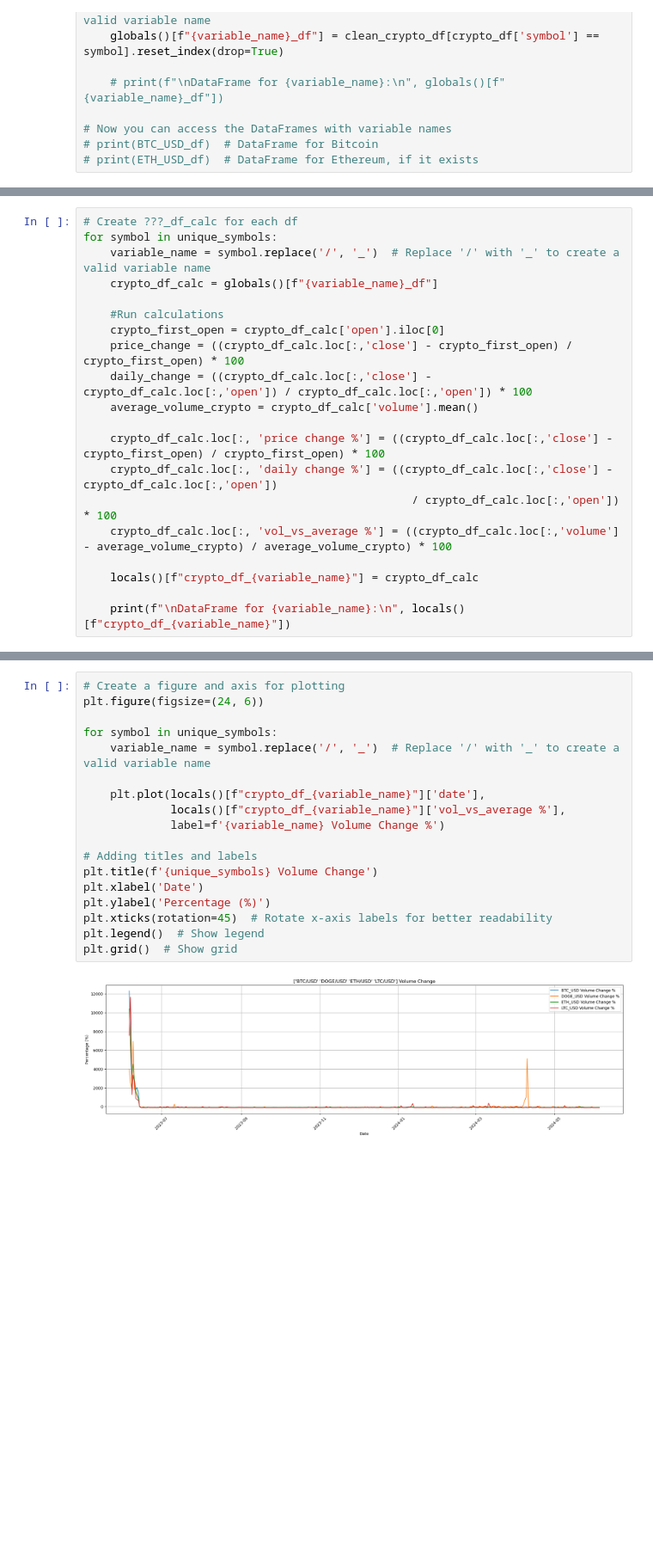
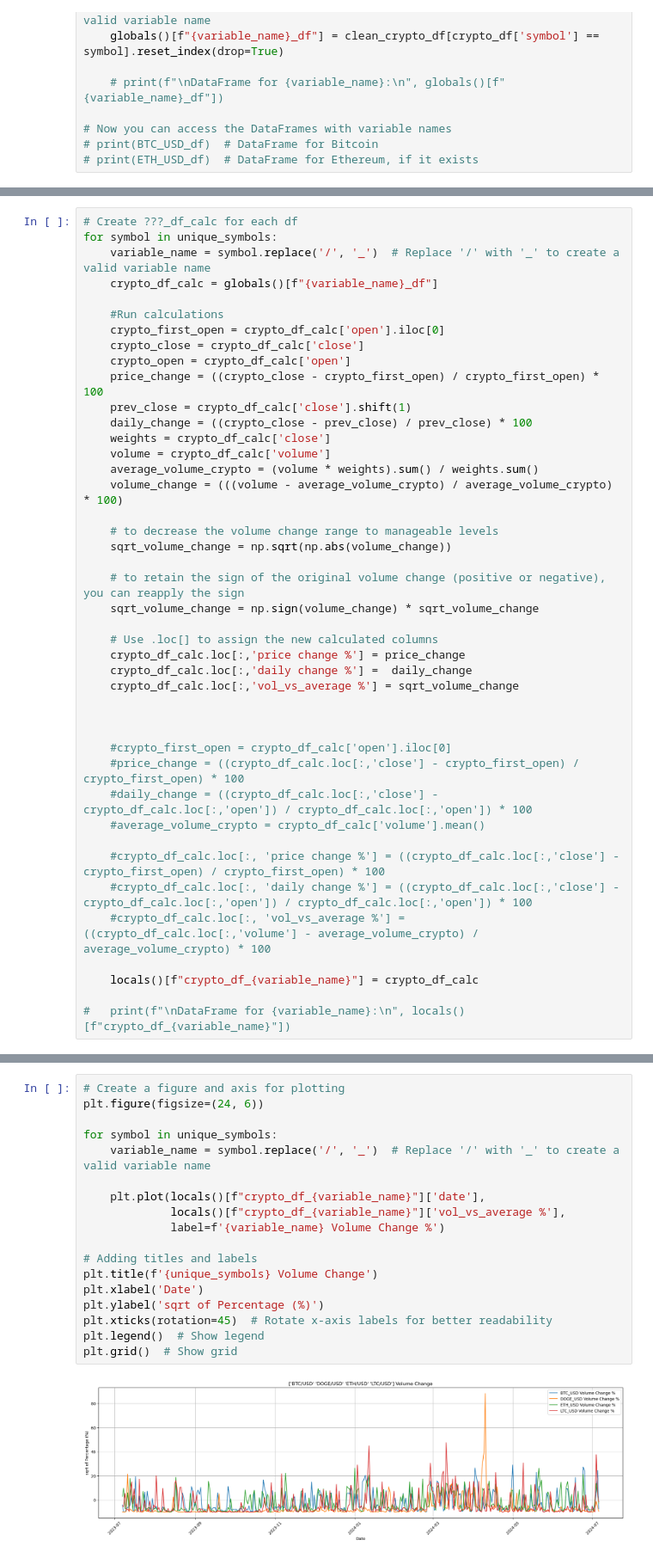
Before and after one commit to Belayohio/project_1, a Jupyter notebook: MP_work_notebook.ipynb, the cells around one changed output, grey strips where cells are left out. Shown at 86% size. Drawn from its saved outputs; the diff is of its cells as text; blank space fills up the shorter version.

```diff
--- a/MP_work_notebook.ipynb
+++ b/MP_work_notebook.ipynb
@@ -138,15 +99,38 @@ for symbol in unique_symbols:
 
     #Run calculations
     crypto_first_open = crypto_df_calc['open'].iloc[0]
-    price_change = ((crypto_df_calc.loc[:,'close'] - crypto_first_open) / crypto_first_open) * 100
-    daily_change = ((crypto_df_calc.loc[:,'close'] - crypto_df_calc.loc[:,'open']) / crypto_df_calc.loc[:,'open']) * 100
-    average_volume_crypto = crypto_df_calc['volume'].mean()
+    crypto_close = crypto_df_calc['close']
+    crypto_open = crypto_df_calc['open']
+    price_change = ((crypto_close - crypto_first_open) / crypto_first_open) * 100
+    prev_close = crypto_df_calc['close'].shift(1)
+    daily_change = ((crypto_close - prev_close) / prev_close) * 100
+    weights = crypto_df_calc['close']
+    volume = crypto_df_calc['volume']
+    average_volume_crypto = (volume * weights).sum() / weights.sum()
+    volume_change = (((volume - average_volume_crypto) / average_volume_crypto) * 100)
 
-    crypto_df_calc.loc[:, 'price change %'] = ((crypto_df_calc.loc[:,'close'] - crypto_first_open) / crypto_first_open) * 100
-    crypto_df_calc.loc[:, 'daily change %'] = ((crypto_df_calc.loc[:,'close'] - crypto_df_calc.loc[:,'open'])
-                                                 / crypto_df_calc.loc[:,'open']) * 100
-    crypto_df_calc.loc[:, 'vol_vs_average %'] = ((crypto_df_calc.loc[:,'volume'] - average_volume_crypto) / average_volume_crypto) * 100
+    # to decrease the volume change range to manageable levels
+    sqrt_volume_change = np.sqrt(np.abs(volume_change))
+
+    # to retain the sign of the original volume change (positive or negative), you can reapply the sign
+    sqrt_volume_change = np.sign(volume_change) * sqrt_volume_change
+
+    # Use .loc[] to assign the new calculated columns
+    crypto_df_calc.loc[:,'price change %'] = price_change
+    crypto_df_calc.loc[:,'daily change %'] =  daily_change
+    crypto_df_calc.loc[:,'vol_vs_average %'] = sqrt_volume_change
+
+
+
+    #crypto_first_open = crypto_df_calc['open'].iloc[0]
+    #price_change = ((crypto_df_calc.loc[:,'close'] - crypto_first_open) / crypto_first_open) * 100
+    #daily_change = ((crypto_df_calc.loc[:,'close'] - crypto_df_calc.loc[:,'open']) / crypto_df_calc.loc[:,'open']) * 100
+    #average_volume_crypto = crypto_df_calc['volume'].mean()
+
+    #crypto_df_calc.loc[:, 'price change %'] = ((crypto_df_calc.loc[:,'close'] - crypto_first_open) / crypto_first_open) * 100
+    #crypto_df_calc.loc[:, 'daily change %'] = ((crypto_df_calc.loc[:,'close'] - crypto_df_calc.loc[:,'open']) / crypto_df_calc.loc[:,'open']) * 100
+    #crypto_df_calc.loc[:, 'vol_vs_average %'] = ((crypto_df_calc.loc[:,'volume'] - average_volume_crypto) / average_volume_crypto) * 100
 
     locals()[f"crypto_df_{variable_name}"] = crypto_df_calc
 
-    print(f"\nDataFrame for {variable_name}:\n", locals()[f"crypto_df_{variable_name}"])
+#   print(f"\nDataFrame for {variable_name}:\n", locals()[f"crypto_df_{variable_name}"])
@@ -211,23 +177,23 @@ plt.grid()  # Show grid
 # %%
 # Create a figure and axis for plotting
 plt.figure(figsize=(24, 6))
 
 for symbol in unique_symbols:
     variable_name = symbol.replace('/', '_')  # Replace '/' with '_' to create a valid variable name
 
     plt.plot(locals()[f"crypto_df_{variable_name}"]['date'],
              locals()[f"crypto_df_{variable_name}"]['vol_vs_average %'],
              label=f'{variable_name} Volume Change %')
 
 # Adding titles and labels
 plt.title(f'{unique_symbols} Volume Change')
 plt.xlabel('Date')
-plt.ylabel('Percentage (%)')
+plt.ylabel('sqrt of Percentage (%)')
 plt.xticks(rotation=45)  # Rotate x-axis labels for better readability
 plt.legend()  # Show legend
 plt.grid()  # Show grid
 # %% [output]
-[figure, old version]
+[figure, new version]
 # %%
 # user input for the ticker
 ticker_input = input("Enter the Stock symbols (e.g., NVDA, AMD, TSM, INTC): ")
```
Also changed, not shown: parts of 21 cells of this notebook.
